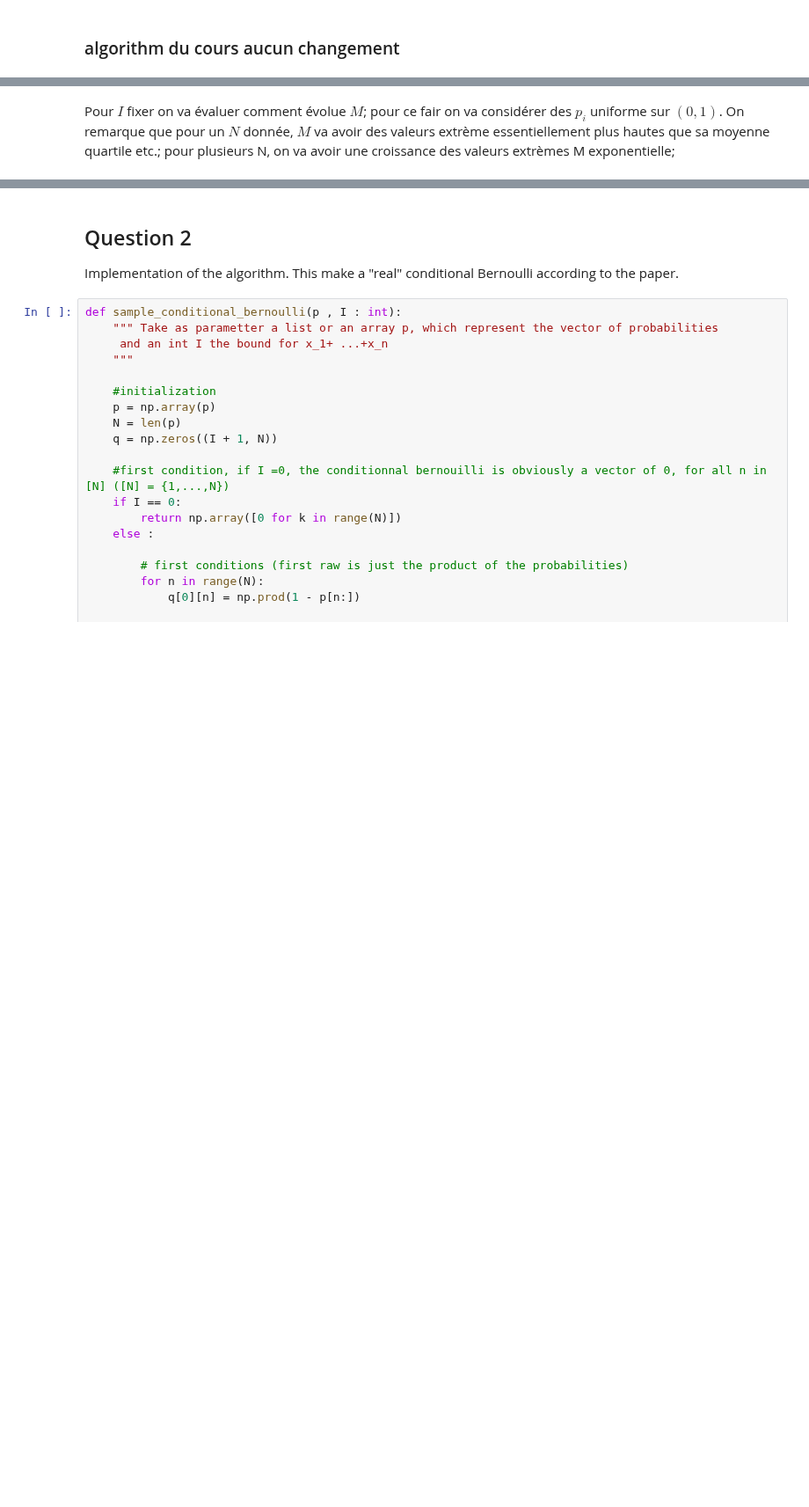
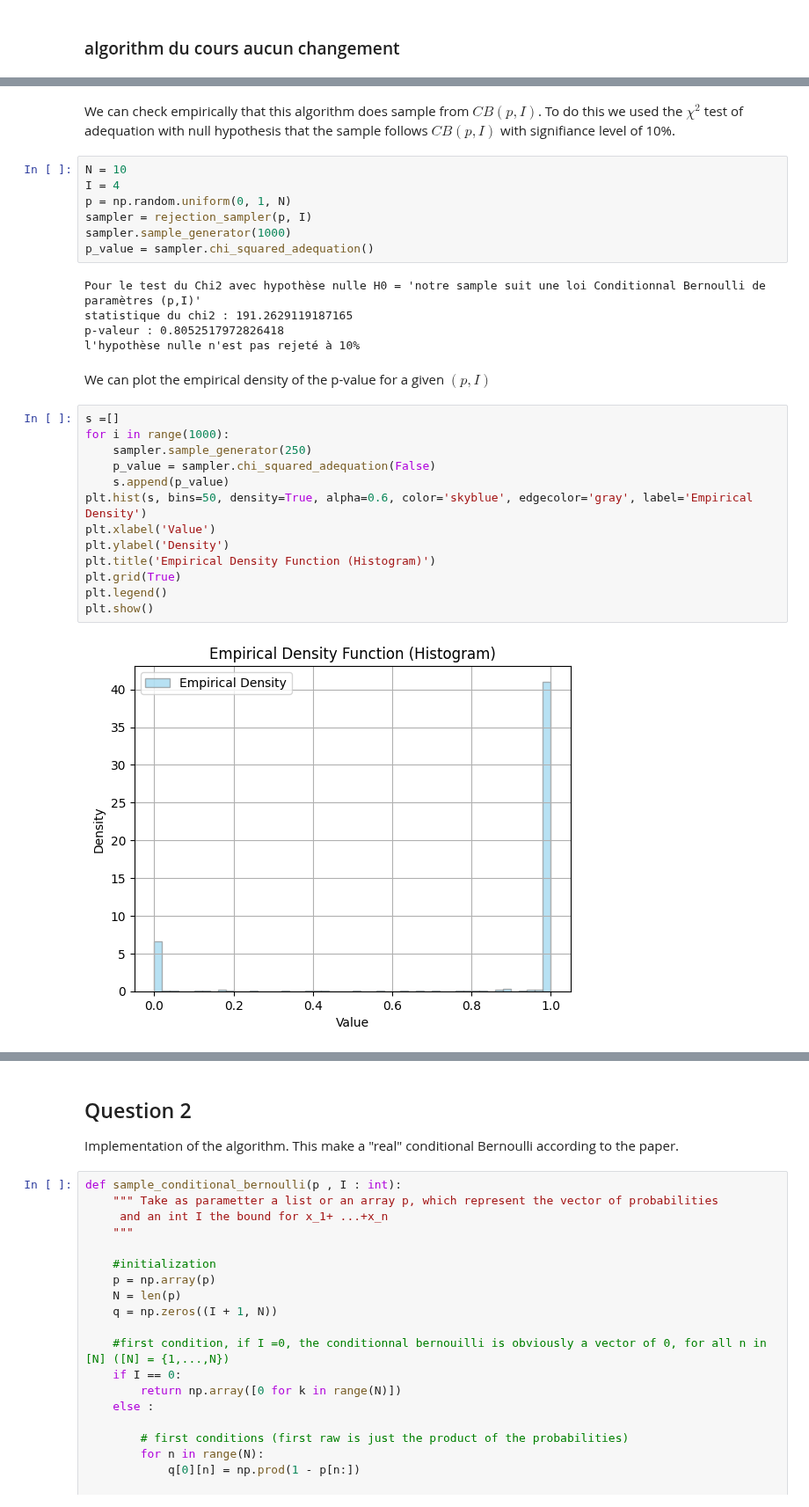
Before and after one commit to teiki-h/cond_bernoulli, a Jupyter notebook: main.ipynb, the cells around one changed output, grey strips where cells are left out. Shown at 88% size. Saved outputs shown, nothing was run; the diff lists cells and outputs as text; blank space fills up the shorter version.

```diff
--- a/main.ipynb
+++ b/main.ipynb
@@ -159,2 +65,31 @@ class RejectionSampling:
-# %% [markdown]
-Pour $I$ fixer on va évaluer comment évolue $M$; pour ce fair on va considérer des $p_i$ uniforme sur $(0,1)$. On remarque que pour un $N$ donnée, $M$ va avoir des valeurs extrème essentiellement plus hautes que sa moyenne quartile etc.; pour plusieurs N, on va avoir une croissance des valeurs extrèmes M exponentielle;
+# %% [markdown]
+We can check empirically that this algorithm does sample from $CB(p,I)$. To do this we used the $\chi^2$ test of adequation with null hypothesis that the sample follows $CB(p,I)$ with signifiance level of 10%.
+# %%
+N = 10
+I = 4
+p = np.random.uniform(0, 1, N)
+sampler = rejection_sampler(p, I)
+sampler.sample_generator(1000)
+p_value = sampler.chi_squared_adequation()
+# %% [output]
+Pour le test du Chi2 avec hypothèse nulle H0 = 'notre sample suit une loi Conditionnal Bernoulli de paramètres (p,I)'
+statistique du chi2 : 191.2629119187165
+p-valeur : 0.8052517972826418
+l'hypothèse nulle n'est pas rejeté à 10%
+# %% [markdown]
+We can plot the empirical density of the p-value for a given $(p,I)$
+# %%
+s =[]
+for i in range(1000):
+    sampler.sample_generator(250)
+    p_value = sampler.chi_squared_adequation(False)
+    s.append(p_value)
+plt.hist(s, bins=50, density=True, alpha=0.6, color='skyblue', edgecolor='gray', label='Empirical Density')
+plt.xlabel('Value')
+plt.ylabel('Density')
+plt.title('Empirical Density Function (Histogram)')
+plt.grid(True)
+plt.legend()
+plt.show()
+# %% [output]
+[figure, added]
```
Also changed, not shown: parts of 34 cells of this notebook, 1 other file.
